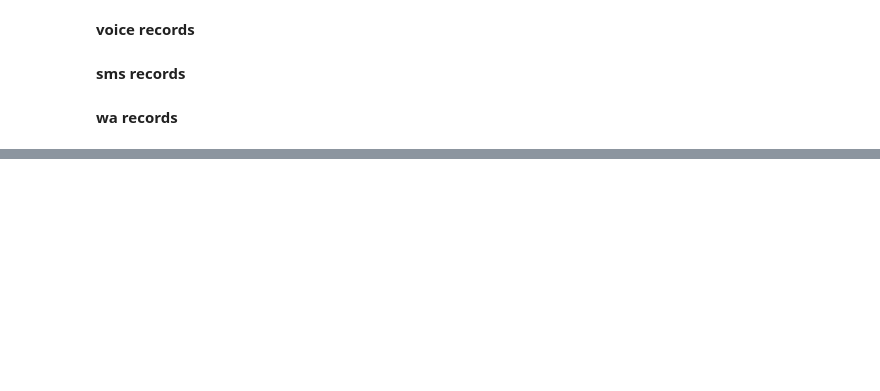
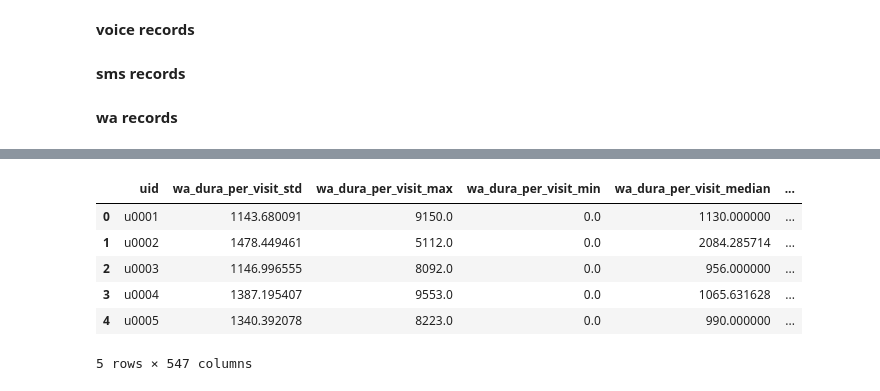
Before and after one commit to 15331335/DataMining, a Jupyter notebook: src/main.ipynb, the cells around one changed output, grey strips where cells are left out. Cells and saved outputs as stored; diff of their text form; code cells hidden in the pictures; blank space fills up the shorter version.

```diff
--- a/src/main.ipynb
+++ b/src/main.ipynb
@@ -84,3 +110,14 @@ wa['wa_mean_dura_per_visit'] = wa.visit_dura / wa.visit_cnt
+# %%
+wa_dura_per_visit_val = wa_dura_per_visit_val.fillna(0)
+wa_dura_per_visit_val.head(5)
+# %% [output]
+|  | uid | wa_dura_per_visit_std | wa_dura_per_visit_max | wa_dura_per_visit_min | wa_dura_per_visit_median | ... |
+| 0 | u0001 | 1143.680091 | 9150.0 | 0.0 | 1130.000000 | ... |
+| 1 | u0002 | 1478.449461 | 5112.0 | 0.0 | 2084.285714 | ... |
+| 2 | u0003 | 1146.996555 | 8092.0 | 0.0 | 956.000000 | ... |
+| 3 | u0004 | 1387.195407 | 9553.0 | 0.0 | 1065.631628 | ... |
+| 4 | u0005 | 1340.392078 | 8223.0 | 0.0 | 990.000000 | ... |
+5 rows × 547 columns
 # %%
 feature = [
     voice_cnt,
```
Also changed, not shown: parts of 8 cells of this notebook, 1 other file.
